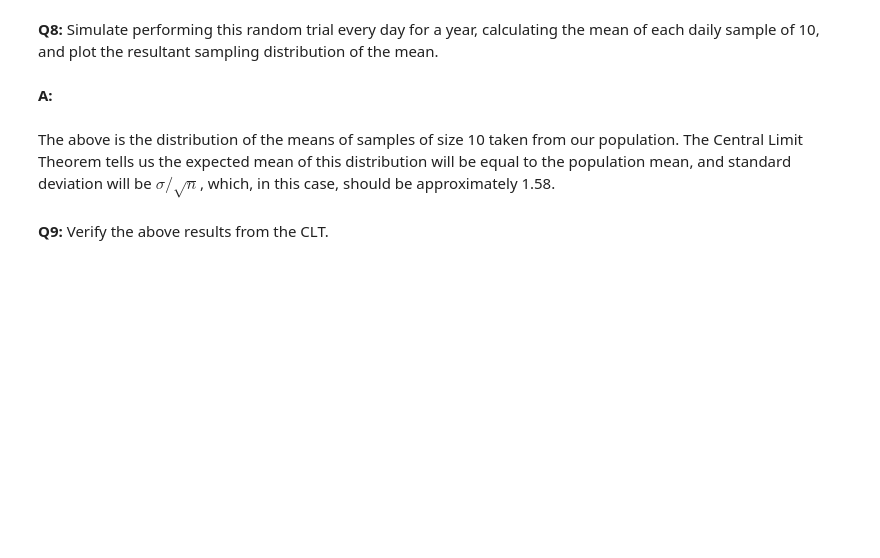
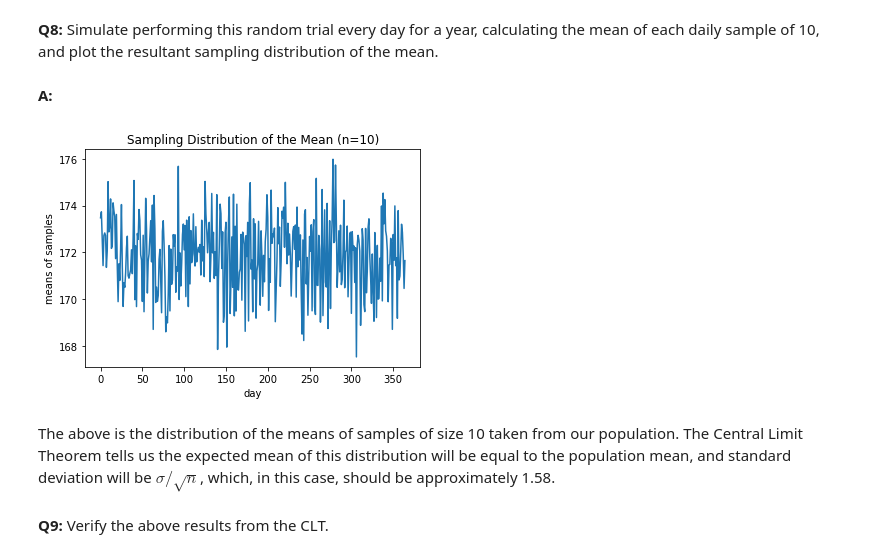
Before and after one commit to sbBEM/SpringBoard, a Jupyter notebook: Frequentist Case Study/Frequentist Inference Case Study - Part A (3).ipynb, the cells around one changed output. Saved outputs shown, nothing was run; the diff lists cells and outputs as text; code cells hidden in the pictures; blank space fills up the shorter version.

```diff
--- a/Frequentist Case Study/Frequentist Inference Case Study - Part A (3).ipynb
+++ b/Frequentist Case Study/Frequentist Inference Case Study - Part A (3).ipynb
@@ -267,3 +264,16 @@ seed(47)
+# %%
+seed(47)
+n=10
+distribution_of_means = np.empty(365)
+for i in range(365):
+    distribution_of_means[i] = np.mean(townsfolk_sampler(n))
+# %%
+_ = plt.plot(distribution_of_means)
+_ = plt.xlabel('day')
+_ = plt.ylabel('means of samples')
+_ = plt.title('Sampling Distribution of the Mean (n=10)')
+# %% [output]
+[figure, added]
 # %% [markdown]
 The above is the distribution of the means of samples of size 10 taken from our population. The Central Limit Theorem tells us the expected mean of this distribution will be equal to the population mean, and standard deviation will be $\sigma / \sqrt n$, which, in this case, should be approximately 1.58.
 # %% [markdown]
```
Also changed, not shown: parts of 22 cells of this notebook.
